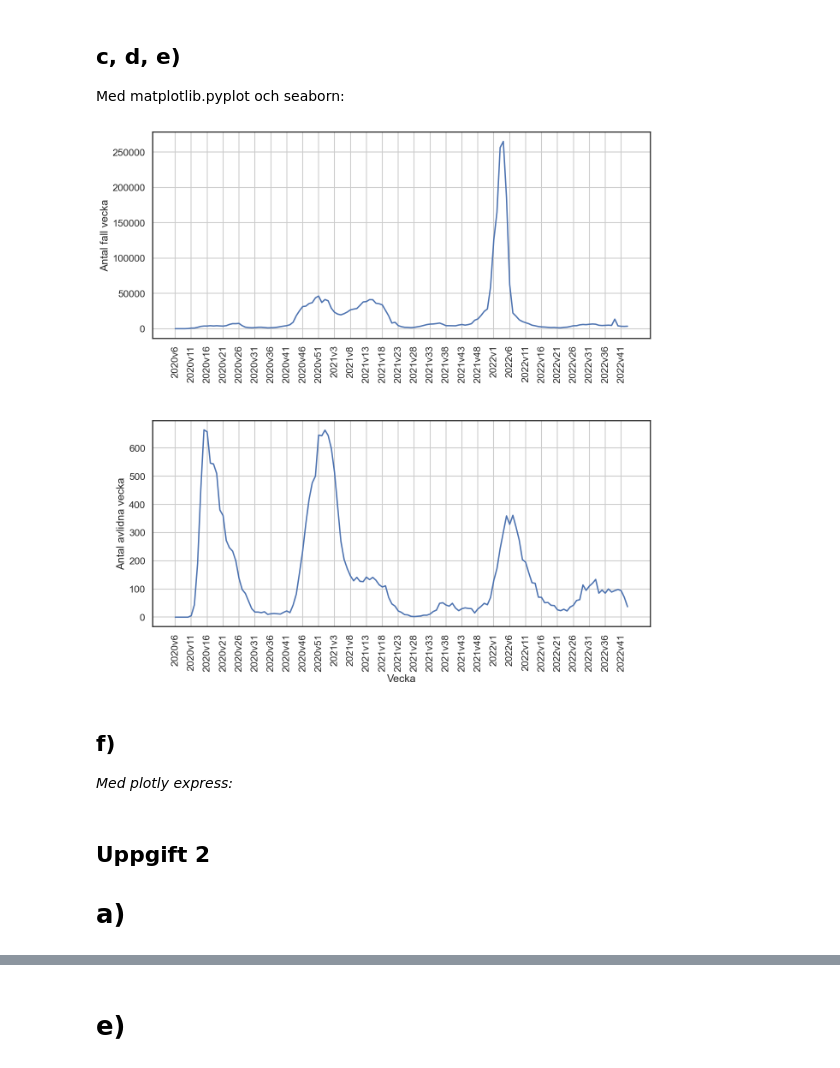
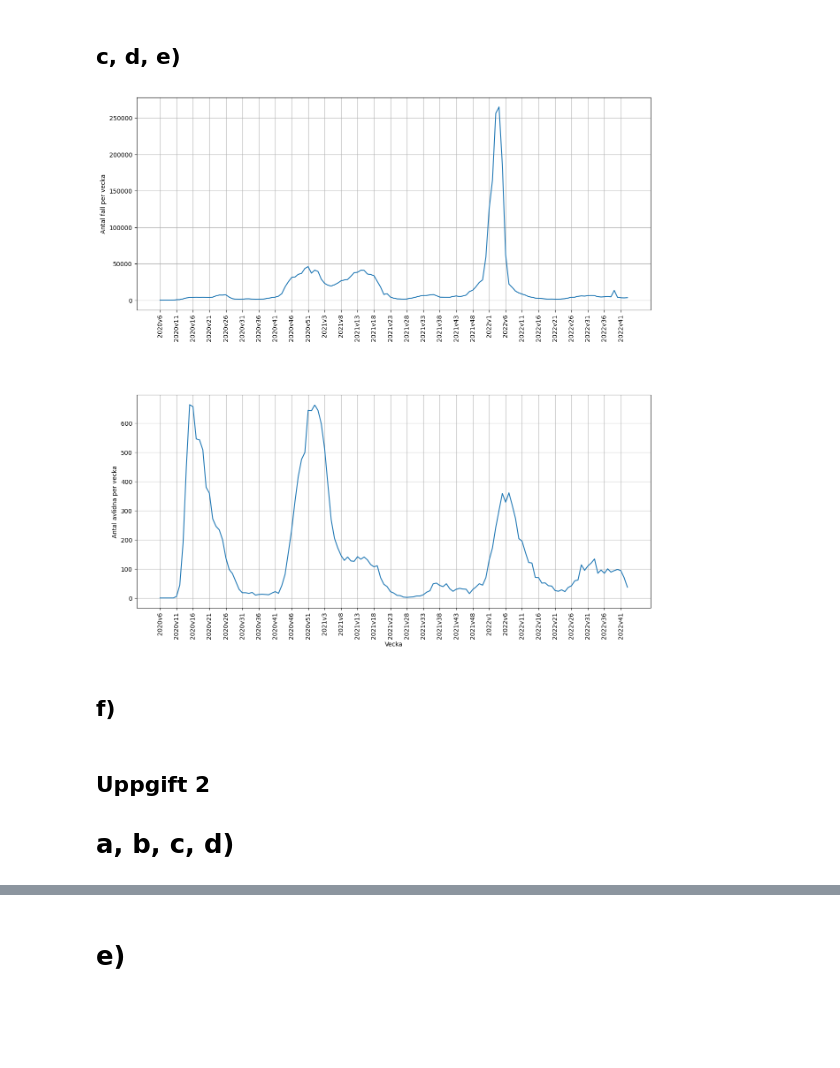
Before and after one commit to GuillermoTuesta/Python-GuillermoTuesta, a Jupyter notebook: IT-Högskolan/Labs/Covid19 - Labb4/Folkhälso data (U1-2).ipynb, the cells around one changed output, grey strips where cells are left out. Cells and saved outputs as stored; diff of their text form; code cells hidden in the pictures; blank space fills up the shorter version.

```diff
--- a/IT-Högskolan/Labs/Covid19 - Labb4/Folkhälso data (U1-2).ipynb
+++ b/IT-Högskolan/Labs/Covid19 - Labb4/Folkhälso data (U1-2).ipynb
@@ -5,20 +8,13 @@ import seaborn.objects as so
 import matplotlib.pyplot as plt
 import plotly_express as px
 
-sns.set_theme()
-sns.set_style('white')
-sns.set_context('talk')
-plt.figure(figsize=(9,10))
-
 infection_statistics_xls = pd.ExcelFile('Rådata/Folkhalsomyndigheten_Covid19.xlsx')
 vaccine_statistics_xls = pd.ExcelFile('Rådata/Folkhalsomyndigheten_Covid19_Vaccine.xlsx')
 
 veckodata_riket = pd.read_excel(infection_statistics_xls, 'Veckodata Riket')
 
-date_column = [f'{year}v{week}' for year, week in zip(veckodata_riket.loc[:,'år'], veckodata_riket.loc[:,'veckonummer'])]
-# Loop through columns 'year' and 'week' and append it as a string in the format 'YYYYvWW', such as '2020v06'.
-# Using zip() lets me loop through both columns at the same time.
-
-veckodata_riket.insert(0, 'Vecka', date_column, True) # Insert new column.
-veckodata_riket = veckodata_riket.drop(['år', 'veckonummer'], axis=1) # Remove 2 columns that were merged.
+veckodata_riket['Vecka'] = [f'{year}v{week}' for year, week in zip(veckodata_riket.loc[:,'år'], veckodata_riket.loc[:,'veckonummer'])]
+# Append a new column 'Vecka' with values of format 'YYYvWW' using pandas vectorisation and zip().
+veckodata_riket.drop(['år', 'veckonummer'], axis=1, inplace=True) # Remove 2 columns that were merged.
+veckodata_riket.head()
 # %% [output]
@@ -26,30 +27,28 @@ veckodata_riket = veckodata_riket.drop(['år', 'veckonummer'], axis=1) # Remove
 # %% [markdown]
 ## c, d, e)
-Med matplotlib.pyplot och seaborn:
 # %%
-fig, axes = plt.subplots(2, 1, figsize=(15,15))
+fig, axes = plt.subplots(2, 1, figsize=(15,15)) # Using matplotlib's subplots class.
 plt.subplots_adjust(hspace=0.4) # Set custom margin for better spacing.
 
-sns.lineplot(veckodata_riket, x='Vecka', y='Antal_fall_vecka', ax=axes[0])
+sns.lineplot(veckodata_riket, x='Vecka', y='Antal_fall_vecka', ax=axes[0]) # Using seaborn to draw on the created subplots.
 sns.lineplot(veckodata_riket, x='Vecka', y='Antal_avlidna_vecka', ax=axes[1])
 
-veckodata_xticks = veckodata_riket.index
+veckodata_xticks = veckodata_riket.index # Save the index values for later use.
 
-axes[0].set_xticks(veckodata_xticks[::5], veckodata_riket['Vecka'][::5], rotation=90) # Only show every fifth week, so it won't be so cluttered.
+axes[0].set_xticks(veckodata_xticks[::5], veckodata_riket['Vecka'][::5], rotation=90) # Only show every fifth week, so the x-axis labels won't be cluttered.
 axes[0].set_xlabel('') # Remove x-label for first subplot.
-axes[0].set_ylabel('Antal fall vecka')
+axes[0].set_ylabel('Antal fall per vecka')
 axes[1].set_xticks(veckodata_xticks[::5], veckodata_riket['Vecka'][::5], rotation=90)
-axes[1].set_ylabel('Antal avlidna vecka')
+axes[1].set_ylabel('Antal avlidna per vecka')
 axes[0].grid() # Turn on grids so that it's easier to read corresponding x,y values.
 axes[1].grid()
 plt.show()
 # %% [output]
-[figure, old version]
+[figure, new version]
 # %% [markdown]
 ## f)
-*Med plotly express:*
 # %%
 px.line(veckodata_riket, x='Vecka', y='Kum_antal_fall')
 # %% [markdown]
 ## Uppgift 2
-# a)
+# a, b, c, d)
```
Also changed, not shown: parts of 15 cells of this notebook, 10 other files.
